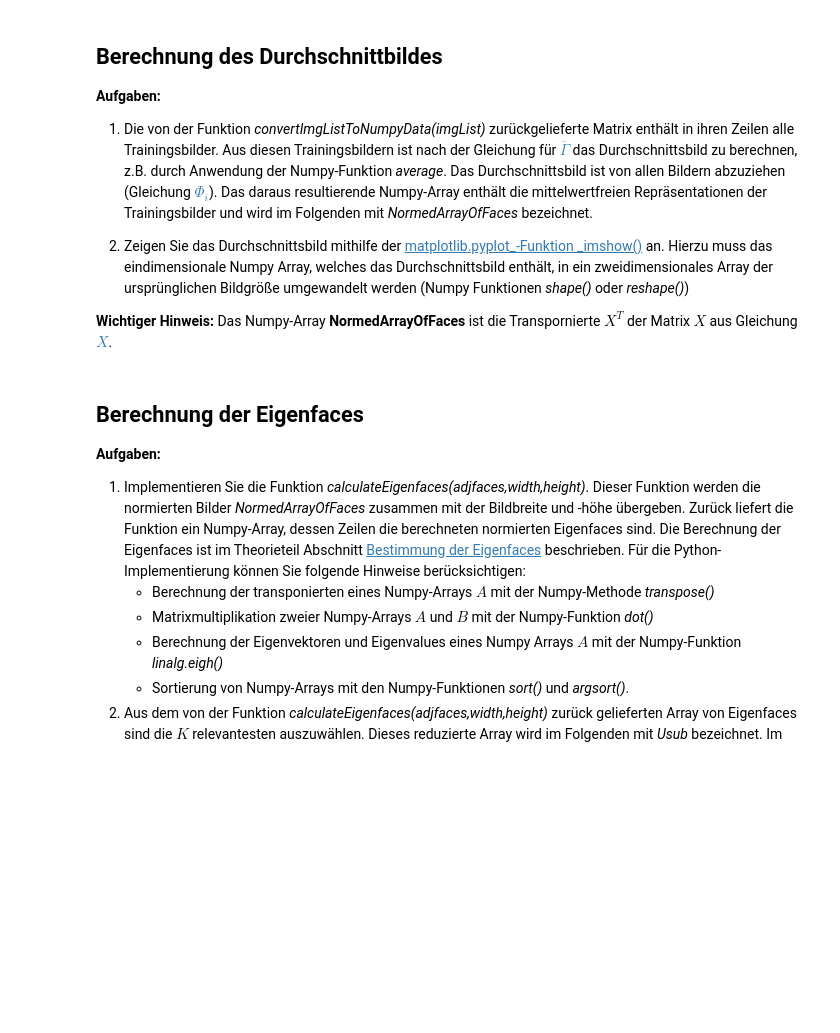
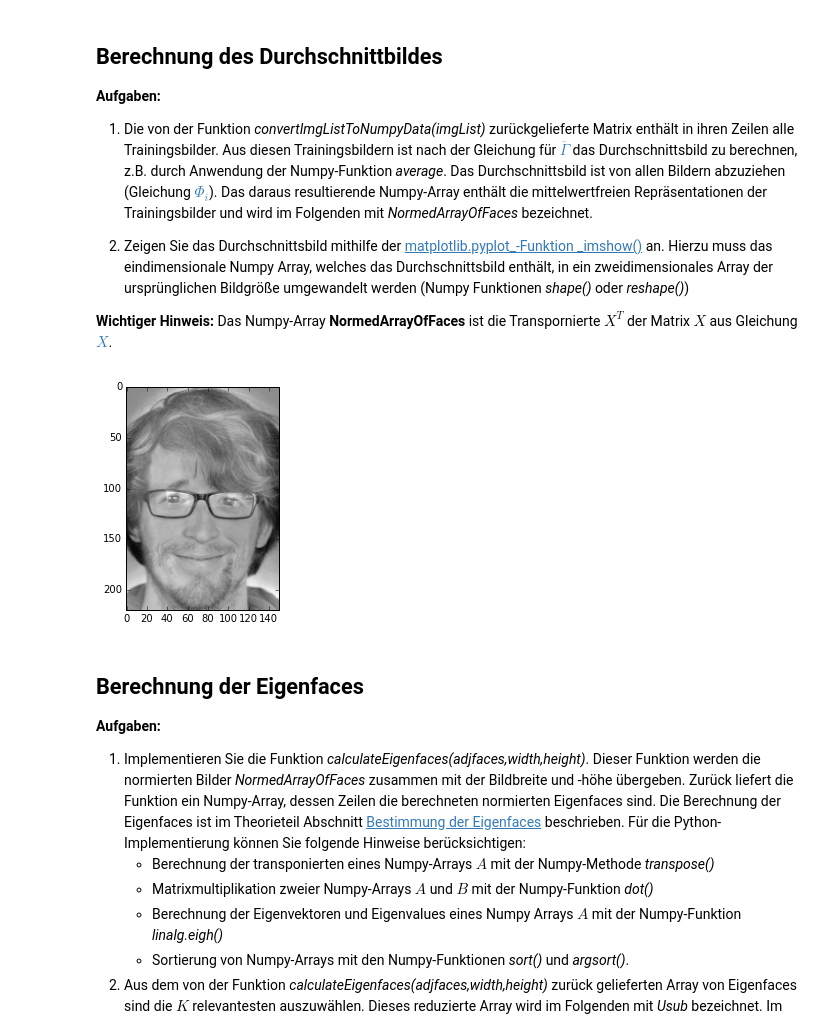
Before and after one commit to SimonDeussen/dataminingws1617, a Jupyter notebook: Exercises/VERSUCH06/VersuchFaceRecognition-SD.ipynb, the cells around one changed output. Cells and saved outputs as stored; diff of their text form; code cells hidden in the pictures; blank space fills up the shorter version.

```diff
--- a/Exercises/VERSUCH06/VersuchFaceRecognition-SD.ipynb
+++ b/Exercises/VERSUCH06/VersuchFaceRecognition-SD.ipynb
@@ -237,3 +253,22 @@ __Wichtiger Hinweis:__ Das Numpy-Array __NormedArrayOfFaces__ ist die Transporni
+# %%
+def getAverageFace(imageList):
+    eugen = np.zeros((1,220*150))
+    for i in range(len(images)):
+        eugen += images[i]
+    eugen = eugen / len(images)
+    return eugen
+
+def normaliceFaces(imageList):
+    eugen = getAverageFace(imageList)
+    for i in range(len(imageList)):
+        imageList[i] = imageList[i] - eugen
+    return np.asarray(imageList).reshape(63,33000)
+# %%
+NormedArrayOfFaces = normaliceFaces(images)
+# %%
+imgplot = plt.imshow( np.reshape( NormedArrayOfFaces[0], (220,150) ), cmap="gray")
+# %% [output]
+[figure, added]
 # %% [markdown]
 ## Berechnung der Eigenfaces
 
```
Also changed, not shown: parts of 13 cells of this notebook.
